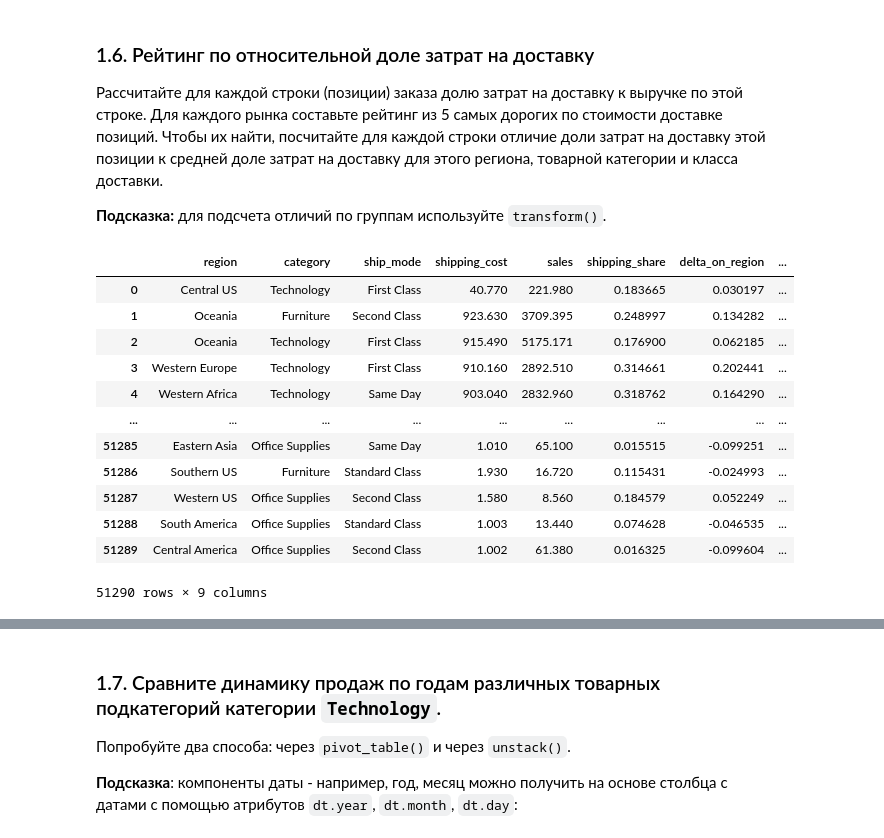
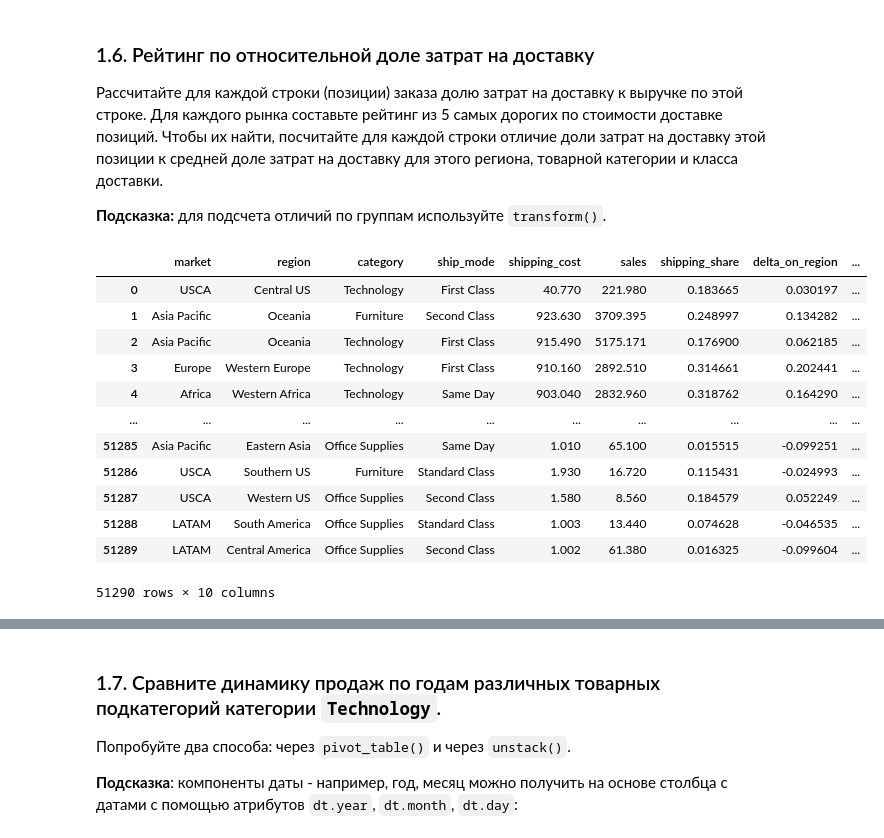
Before and after one commit to sevenzing/delete_this, a Jupyter notebook: lab5/seminar5_groupby_joins.ipynb, the cells around one changed output, grey strips where cells are left out. Drawn from its saved outputs; the diff is of its cells as text; code cells hidden in the pictures.

```diff
--- a/lab5/seminar5_groupby_joins.ipynb
+++ b/lab5/seminar5_groupby_joins.ipynb
@@ -259,27 +259,30 @@ orders_stat_aggr
 
 **Подсказка:** для подсчета отличий по группам используйте `transform()`.
 # %%
-orders_stat = orders.loc[:, ['region', 'category', 'ship_mode', 'shipping_cost', 'sales']]
+orders_stat = orders.loc[:, ['market', 'region', 'category', 'ship_mode', 'shipping_cost', 'sales']]
 orders_stat['shipping_share'] = orders_stat['shipping_cost']/orders_stat['sales']
 
+# отличие доли затрат на доставку этой позиции к средней доле затрат на доставку для этого региона
 orders_stat['delta_on_region'] = orders_stat.groupby('region')['shipping_share'].transform(lambda share: share - share.mean())
 
+# отличие доли затрат на доставку этой позиции к средней доле затрат на доставку для товарной категории
 orders_stat['delta_on_category'] = orders_stat.groupby('category')['shipping_share'].transform(lambda share: share - share.mean())
 
+# отличие доли затрат на доставку этой позиции к средней доле затрат на доставку для класса доставки
 orders_stat['delta_on_ship_mode'] = orders_stat.groupby('ship_mode')['shipping_share'].transform(lambda share: share - share.mean())
 
 orders_stat
 # %% [output]
-|  | region | category | ship_mode | shipping_cost | sales | shipping_share | delta_on_region | ... |
-| 0 | Central US | Technology | First Class | 40.770 | 221.980 | 0.183665 | 0.030197 | ... |
-| 1 | Oceania | Furniture | Second Class | 923.630 | 3709.395 | 0.248997 | 0.134282 | ... |
-| 2 | Oceania | Technology | First Class | 915.490 | 5175.171 | 0.176900 | 0.062185 | ... |
-| 3 | Western Europe | Technology | First Class | 910.160 | 2892.510 | 0.314661 | 0.202441 | ... |
-| 4 | Western Africa | Technology | Same Day | 903.040 | 2832.960 | 0.318762 | 0.164290 | ... |
-| ... | ... | ... | ... | ... | ... | ... | ... | ... |
-| 51285 | Eastern Asia | Office Supplies | Same Day | 1.010 | 65.100 | 0.015515 | -0.099251 | ... |
-| 51286 | Southern US | Furniture | Standard Class | 1.930 | 16.720 | 0.115431 | -0.024993 | ... |
-| 51287 | Western US | Office Supplies | Second Class | 1.580 | 8.560 | 0.184579 | 0.052249 | ... |
-| 51288 | South America | Office Supplies | Standard Class | 1.003 | 13.440 | 0.074628 | -0.046535 | ... |
-| 51289 | Central America | Office Supplies | Second Class | 1.002 | 61.380 | 0.016325 | -0.099604 | ... |
+|  | market | region | category | ship_mode | shipping_cost | sales | shipping_share | delta_on_region | ... |
+| 0 | USCA | Central US | Technology | First Class | 40.770 | 221.980 | 0.183665 | 0.030197 | ... |
+| 1 | Asia Pacific | Oceania | Furniture | Second Class | 923.630 | 3709.395 | 0.248997 | 0.134282 | ... |
+| 2 | Asia Pacific | Oceania | Technology | First Class | 915.490 | 5175.171 | 0.176900 | 0.062185 | ... |
+| 3 | Europe | Western Europe | Technology | First Class | 910.160 | 2892.510 | 0.314661 | 0.202441 | ... |
+| 4 | Africa | Western Africa | Technology | Same Day | 903.040 | 2832.960 | 0.318762 | 0.164290 | ... |
+| ... | ... | ... | ... | ... | ... | ... | ... | ... | ... |
+| 51285 | Asia Pacific | Eastern Asia | Office Supplies | Same Day | 1.010 | 65.100 | 0.015515 | -0.099251 | ... |
+| 51286 | USCA | Southern US | Furniture | Standard Class | 1.930 | 16.720 | 0.115431 | -0.024993 | ... |
+| 51287 | USCA | Western US | Office Supplies | Second Class | 1.580 | 8.560 | 0.184579 | 0.052249 | ... |
+| 51288 | LATAM | South America | Office Supplies | Standard Class | 1.003 | 13.440 | 0.074628 | -0.046535 | ... |
+| 51289 | LATAM | Central America | Office Supplies | Second Class | 1.002 | 61.380 | 0.016325 | -0.099604 | ... |
-51290 rows × 9 columns
+51290 rows × 10 columns
```
Also changed, not shown: parts of 1 cell of this notebook.
